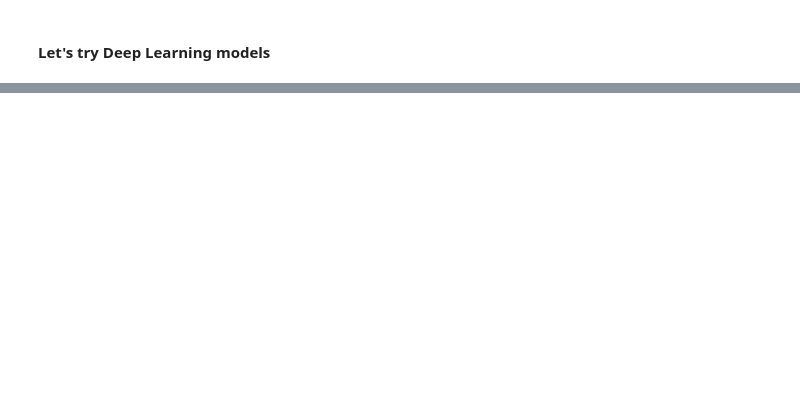
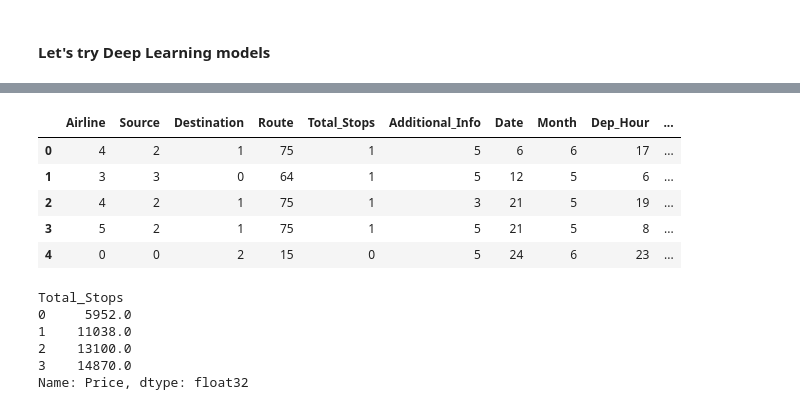
Before and after one commit to Akshay-Paunikar/EDA_and_Feature_Engineering, a Jupyter notebook: Day_3_Flight_Price_Prediction/Flight_Price_Prediction.ipynb, the cells around one changed output, grey strips where cells are left out. Drawn from its saved outputs; the diff is of its cells as text; code cells hidden in the pictures; blank space fills up the shorter version.

```diff
--- a/Day_3_Flight_Price_Prediction/Flight_Price_Prediction.ipynb
+++ b/Day_3_Flight_Price_Prediction/Flight_Price_Prediction.ipynb
@@ -1119,0 +1259,22 @@ RMSE: 1310.494453761201
+# %%
+# Predict on test dataset
+test_predict = model.predict(test_scaled).round(0)
+# %%
+test['Price'] = test_predict
+test.head(5)
+# %% [output]
+|  | Airline | Source | Destination | Route | Total_Stops | Additional_Info | Date | Month | Dep_Hour | ... |
+| 0 | 4 | 2 | 1 | 75 | 1 | 5 | 6 | 6 | 17 | ... |
+| 1 | 3 | 3 | 0 | 64 | 1 | 5 | 12 | 5 | 6 | ... |
+| 2 | 4 | 2 | 1 | 75 | 1 | 3 | 21 | 5 | 19 | ... |
+| 3 | 5 | 2 | 1 | 75 | 1 | 5 | 21 | 5 | 8 | ... |
+| 4 | 0 | 0 | 2 | 15 | 0 | 5 | 24 | 6 | 23 | ... |
+# %%
+test.groupby(['Total_Stops'])['Price'].mean().round(0)
+# %% [output]
+Total_Stops
+0     5952.0
+1    11038.0
+2    13100.0
+3    14870.0
+Name: Price, dtype: float32
```
Also changed, not shown: parts of 38 cells of this notebook.
